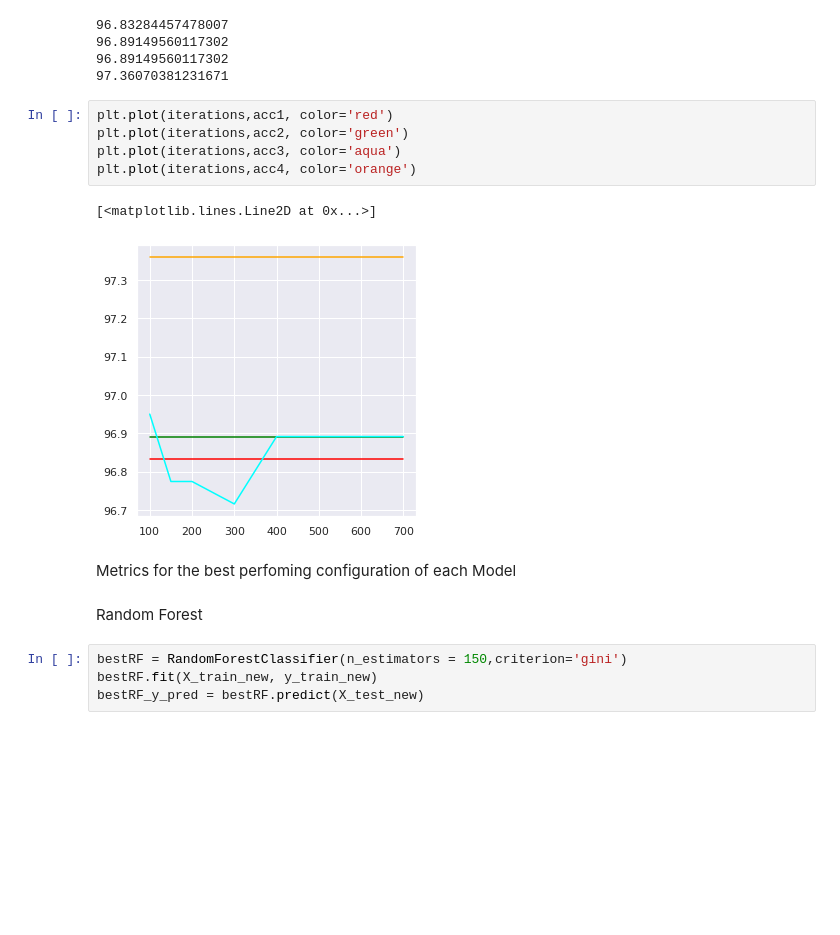
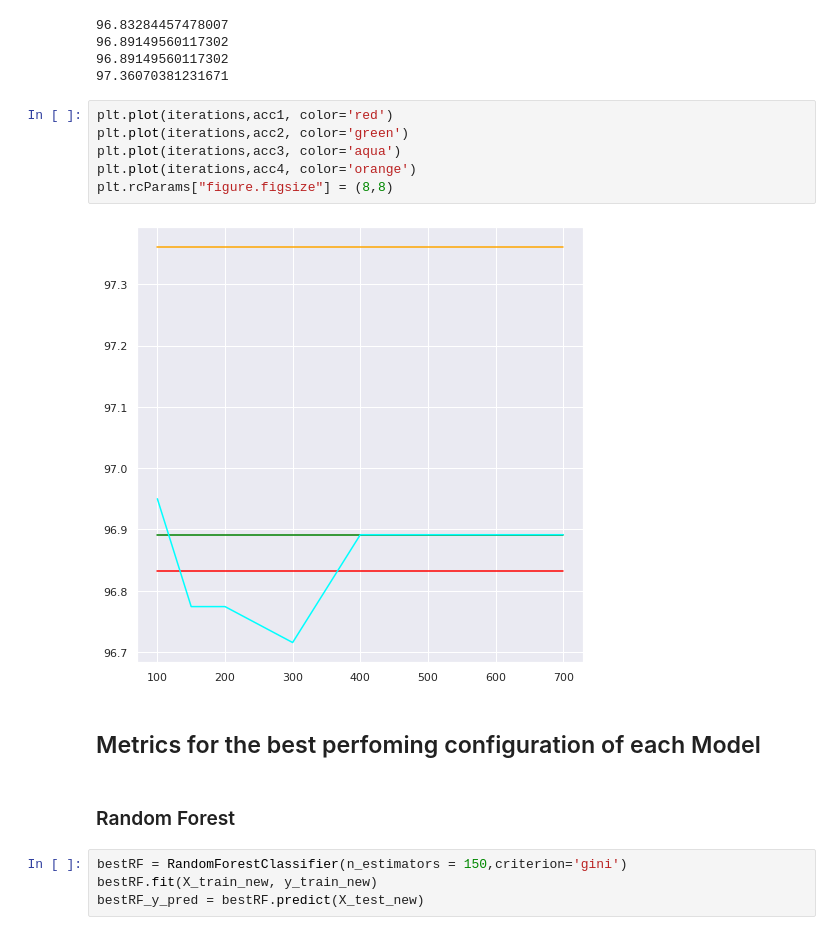
Before and after one commit to RushilPatel0703/ACML_Project, a Jupyter notebook: ACML_Project_Draft.ipynb, the cells around one changed output. Cells and saved outputs as stored; diff of their text form; blank space fills up the shorter version.

```diff
--- a/ACML_Project_Draft.ipynb
+++ b/ACML_Project_Draft.ipynb
@@ -306,15 +295,15 @@ print(a4)
 # %%
 plt.plot(iterations,acc1, color='red')
 plt.plot(iterations,acc2, color='green')
 plt.plot(iterations,acc3, color='aqua')
 plt.plot(iterations,acc4, color='orange')
+plt.rcParams["figure.figsize"] = (8,8)
 # %% [output]
-[<matplotlib.lines.Line2D at 0x...>]
-[figure, old version]
+[figure, new version]
 # %% [markdown]
-Metrics for the best perfoming configuration of each Model
+## Metrics for the best perfoming configuration of each Model
-# %% [markdown]
-Random Forest
+# %% [markdown]
+### Random Forest
 # %%
 bestRF = RandomForestClassifier(n_estimators = 150,criterion='gini')
 bestRF.fit(X_train_new, y_train_new)
```
Also changed, not shown: parts of 7 cells of this notebook.
